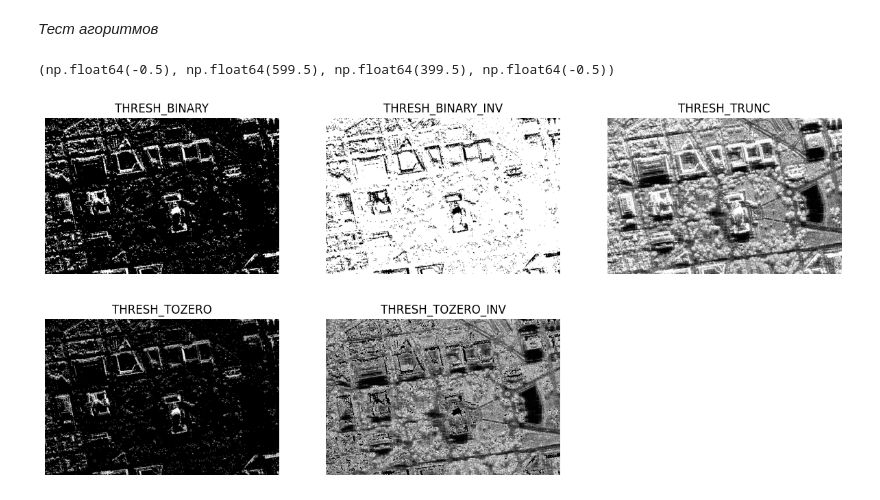
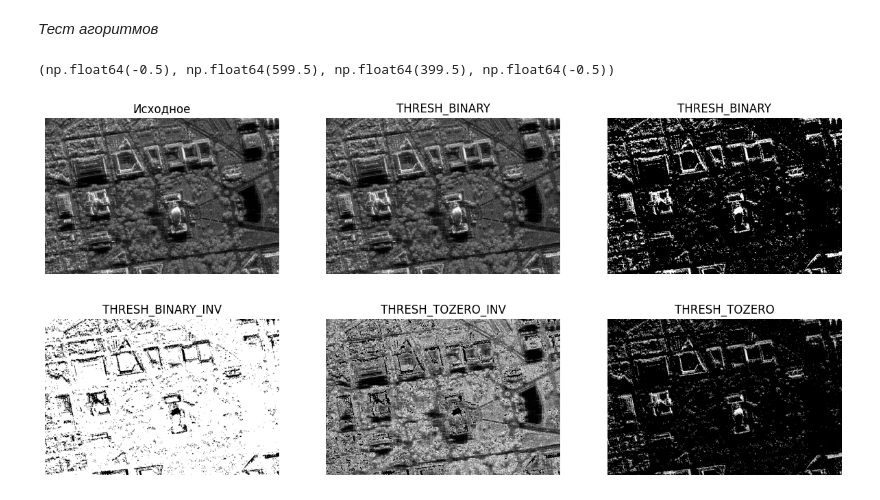
Before and after one commit to 7RosenRot/ImageProcessing_LWs, a Jupyter notebook: Practice_1/Practice_1.ipynb, the cells around one changed output. Cells and saved outputs as stored; diff of their text form; code cells hidden in the pictures.

```diff
--- a/Practice_1/Practice_1.ipynb
+++ b/Practice_1/Practice_1.ipynb
@@ -94,40 +135,45 @@ print(f"Статистическая коррекция: MSE={mse_eq:.6f}, SSIM=
 # %%
 plt.figure(figsize=(15,7))
 
-plt.subplot(2,3,1)
+plt.subplot(2,3,1);
+plt.imshow(img, cmap='gray');
+plt.title("Исходное");
+plt.axis('off')
+
+plt.subplot(2,3,2)
 plt.imshow(img, cmap='gray')
 plt.title("THRESH_BINARY")
 plt.axis('off')
 
 _, THRESH_1 = cv2.threshold(img, 127, 255, cv2.THRESH_BINARY)
-plt.subplot(2,3,1)
+plt.subplot(2,3,3)
 plt.imshow(THRESH_1, cmap='gray')
 plt.title("THRESH_BINARY")
 plt.axis('off')
 
 _, THRESH_2 = cv2.threshold(img, 127, 255, cv2.THRESH_BINARY_INV)
-plt.subplot(2,3,2)
+plt.subplot(2,3,4)
 plt.imshow(THRESH_2, cmap='gray')
 plt.title("THRESH_BINARY_INV")
 plt.axis('off')
 
 _, THRESH_3 = cv2.threshold(img, 127, 255, cv2.THRESH_TRUNC)
-plt.subplot(2,3,3)
+plt.subplot(2,3,5)
 plt.imshow(THRESH_3, cmap='gray')
 plt.title("THRESH_TRUNC")
 plt.axis('off')
 
 _, THRESH_4 = cv2.threshold(img, 127, 255, cv2.THRESH_TOZERO)
-plt.subplot(2,3,4)
+plt.subplot(2,3,6)
 plt.imshow(THRESH_4, cmap='gray')
 plt.title("THRESH_TOZERO")
 plt.axis('off')
 
 _, THRESH_5 = cv2.threshold(img, 127, 255, cv2.THRESH_TOZERO_INV)
 plt.subplot(2,3,5)
 plt.imshow(THRESH_5, cmap='gray')
 plt.title("THRESH_TOZERO_INV")
 plt.axis('off')
 # %% [output]
 (np.float64(-0.5), np.float64(599.5), np.float64(399.5), np.float64(-0.5))
-[figure, old version]
+[figure, new version]
```
Also changed, not shown: parts of 2 cells of this notebook.
